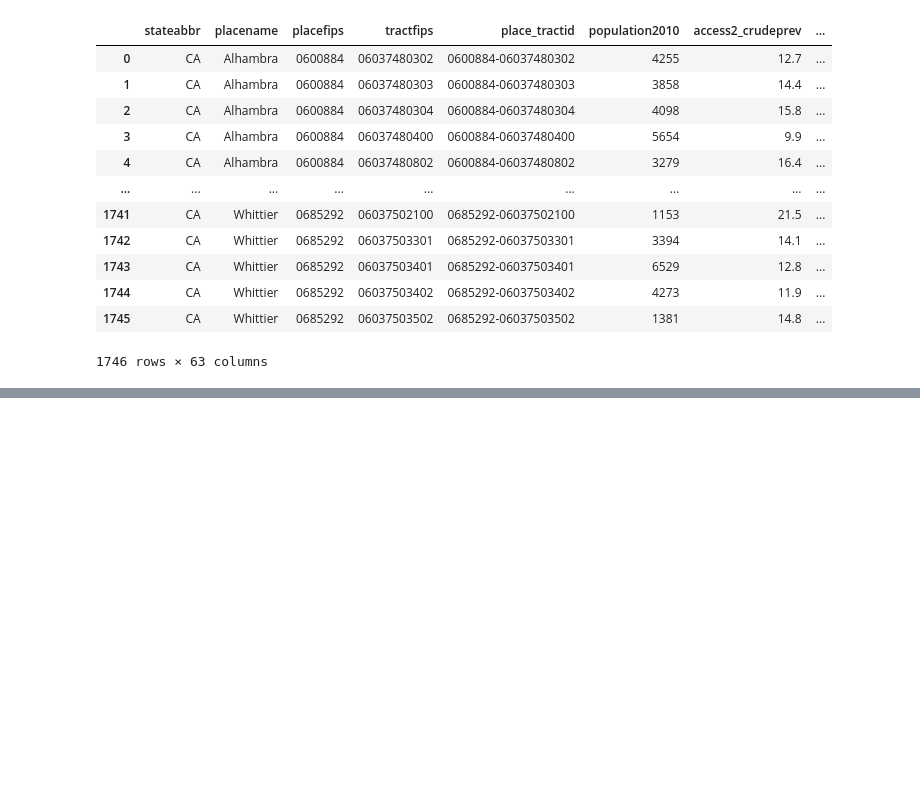
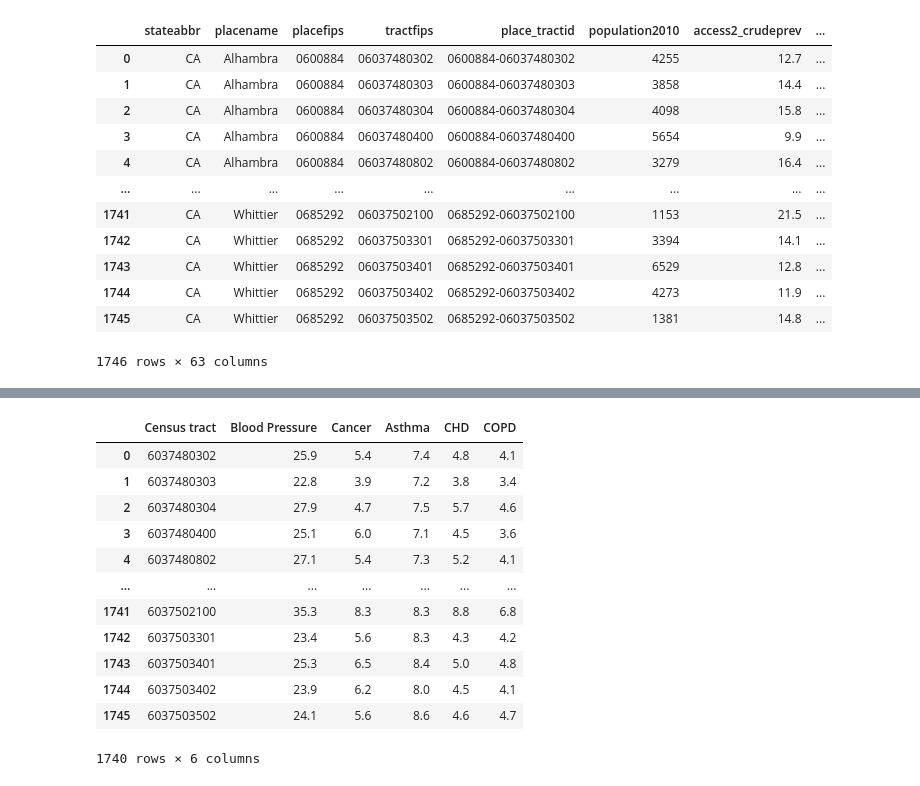
Before and after one commit to kevinmarlis/air-pollution-and-health, a Jupyter notebook: CDC and CES.ipynb, the cells around one changed output, grey strips where cells are left out. Cells and saved outputs as stored; diff of their text form; code cells hidden in the pictures; blank space fills up the shorter version.

```diff
--- a/CDC and CES.ipynb
+++ b/CDC and CES.ipynb
@@ -66,0 +84,25 @@ len(cdc_tracts)
+# %%
+cols_to_keep = ['tractfips', 'bphigh_crudeprev', 'cancer_crudeprev', 'casthma_crudeprev', 'chd_crudeprev', 'copd_crudeprev']
+# %%
+cols_to_drop = [col for col in cdc_df.columns if col not in cols_to_keep]
+# %%
+lac_cdc_df = cdc_df.drop(cols_to_drop, axis=1)
+lac_cdc_df.columns = ['Census tract', 'Blood Pressure', 'Cancer', 'Asthma', 'CHD', 'COPD']
+lac_cdc_df['Census tract'] = lac_cdc_df['Census tract'].apply(str).str[1:]
+# %%
+lac_cdc_df = lac_cdc_df.drop_duplicates(subset=['Census tract'], keep='first')
+lac_cdc_df
+# %% [output]
+|  | Census tract | Blood Pressure | Cancer | Asthma | CHD | COPD |
+| 0 | 6037480302 | 25.9 | 5.4 | 7.4 | 4.8 | 4.1 |
+| 1 | 6037480303 | 22.8 | 3.9 | 7.2 | 3.8 | 3.4 |
+| 2 | 6037480304 | 27.9 | 4.7 | 7.5 | 5.7 | 4.6 |
+| 3 | 6037480400 | 25.1 | 6.0 | 7.1 | 4.5 | 3.6 |
+| 4 | 6037480802 | 27.1 | 5.4 | 7.3 | 5.2 | 4.1 |
+| ... | ... | ... | ... | ... | ... | ... |
+| 1741 | 6037502100 | 35.3 | 8.3 | 8.3 | 8.8 | 6.8 |
+| 1742 | 6037503301 | 23.4 | 5.6 | 8.3 | 4.3 | 4.2 |
+| 1743 | 6037503401 | 25.3 | 6.5 | 8.4 | 5.0 | 4.8 |
+| 1744 | 6037503402 | 23.9 | 6.2 | 8.0 | 4.5 | 4.1 |
+| 1745 | 6037503502 | 24.1 | 5.6 | 8.6 | 4.6 | 4.7 |
+1740 rows × 6 columns
```
Also changed, not shown: parts of 21 cells of this notebook, 6 other files.
